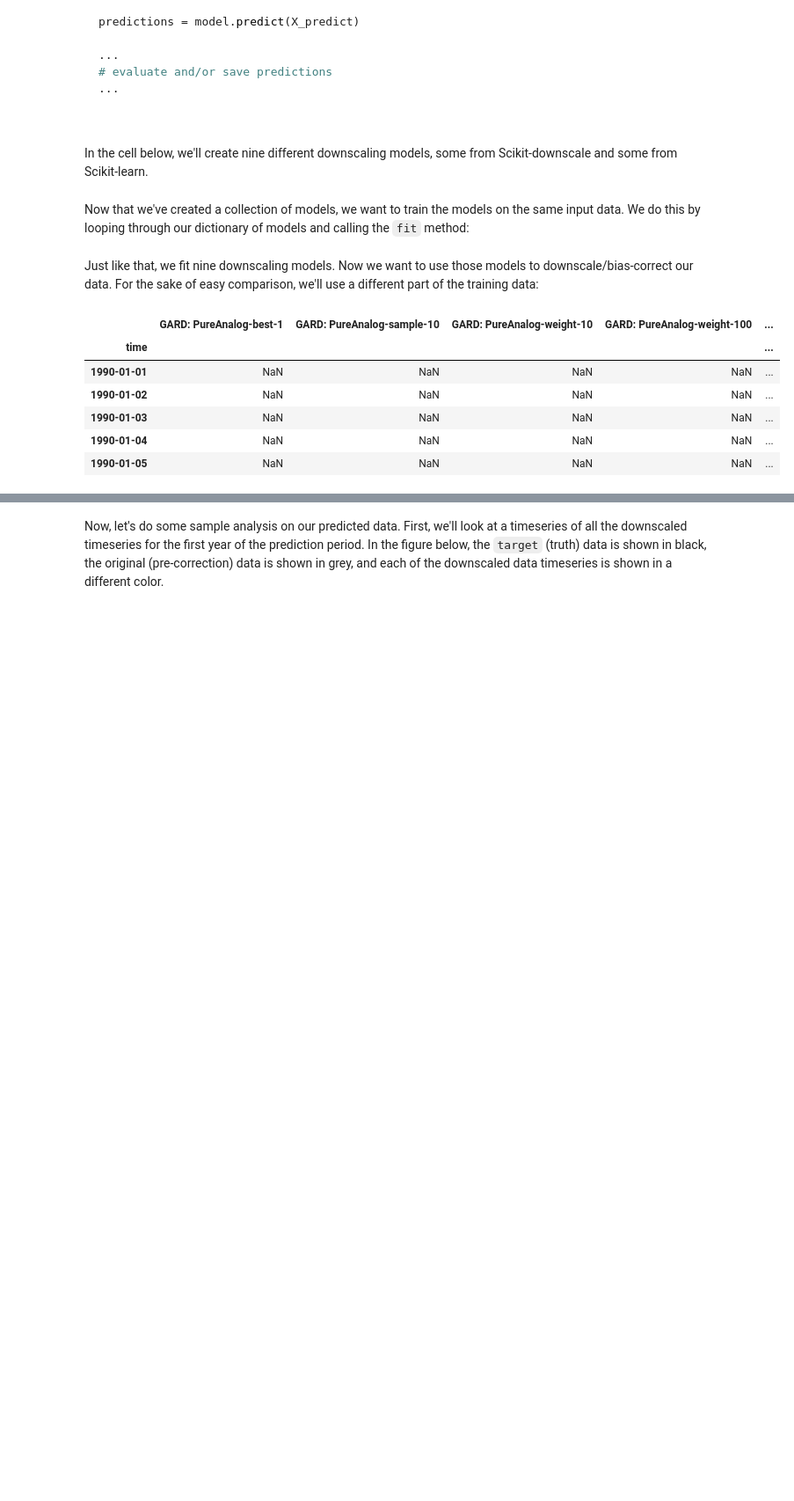
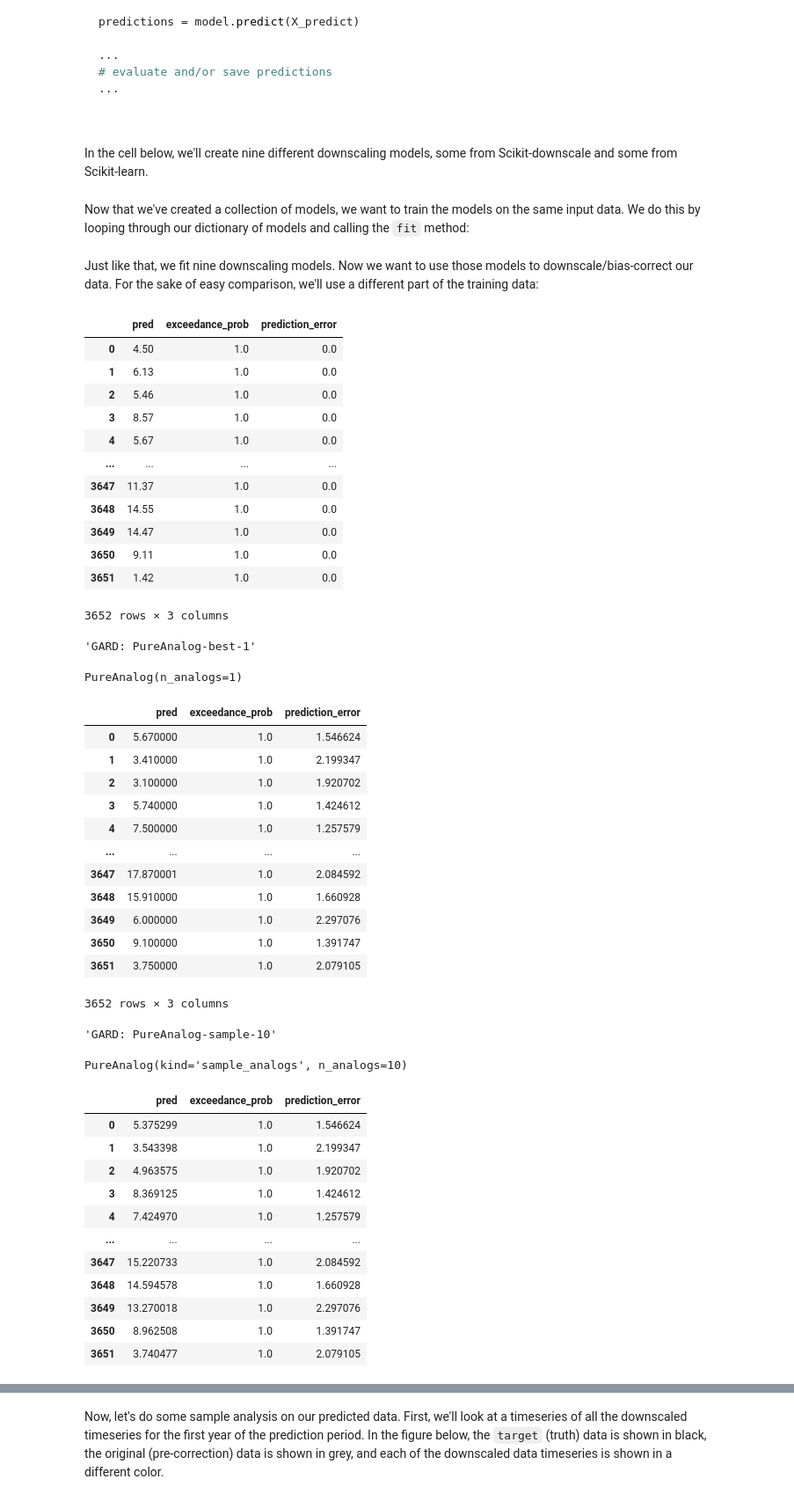
Before and after one commit to pangeo-data/scikit-downscale, a Jupyter notebook: examples/2020ECAHM-scikit-downscale.ipynb, the cells around one changed output, grey strips where cells are left out. Shown at 88% size. Saved outputs shown, nothing was run; the diff lists cells and outputs as text; code cells hidden in the pictures; blank space fills up the shorter version.

```diff
--- a/examples/2020ECAHM-scikit-downscale.ipynb
+++ b/examples/2020ECAHM-scikit-downscale.ipynb
@@ -254,21 +254,57 @@ Just like that, we fit nine downscaling models. Now we want to use those models
 # %%
 # store predicted results in this dataframe
 predict_df = pd.DataFrame(index=X_predict.index)
 
 for key, model in models.items():
     result = model.predict(X_predict)
+    display(result, key, model)
     if isinstance(result, pd.DataFrame) and 'gard' in key.lower():
-        predict_df[key] = result['pred']
+        predict_df[key] = result['pred'].values
     else:
         predict_df[key] = result
 
 # show a table of the predicted data
 display(predict_df.head())
 # %% [output]
-|  | GARD: PureAnalog-best-1 | GARD: PureAnalog-sample-10 | GARD: PureAnalog-weight-10 | GARD: PureAnalog-weight-100 | ... |
-| time |  |  |  |  | ... |
-| 1990-01-01 | NaN | NaN | NaN | NaN | ... |
-| 1990-01-02 | NaN | NaN | NaN | NaN | ... |
-| 1990-01-03 | NaN | NaN | NaN | NaN | ... |
-| 1990-01-04 | NaN | NaN | NaN | NaN | ... |
-| 1990-01-05 | NaN | NaN | NaN | NaN | ... |
+|  | pred | exceedance_prob | prediction_error |
+| 0 | 4.50 | 1.0 | 0.0 |
+| 1 | 6.13 | 1.0 | 0.0 |
+| 2 | 5.46 | 1.0 | 0.0 |
+| 3 | 8.57 | 1.0 | 0.0 |
+| 4 | 5.67 | 1.0 | 0.0 |
+| ... | ... | ... | ... |
+| 3647 | 11.37 | 1.0 | 0.0 |
+| 3648 | 14.55 | 1.0 | 0.0 |
+| 3649 | 14.47 | 1.0 | 0.0 |
+| 3650 | 9.11 | 1.0 | 0.0 |
+| 3651 | 1.42 | 1.0 | 0.0 |
+3652 rows × 3 columns
+'GARD: PureAnalog-best-1'
+PureAnalog(n_analogs=1)
+|  | pred | exceedance_prob | prediction_error |
+| 0 | 5.670000 | 1.0 | 1.546624 |
+| 1 | 3.410000 | 1.0 | 2.199347 |
+| 2 | 3.100000 | 1.0 | 1.920702 |
+| 3 | 5.740000 | 1.0 | 1.424612 |
+| 4 | 7.500000 | 1.0 | 1.257579 |
+| ... | ... | ... | ... |
+| 3647 | 17.870001 | 1.0 | 2.084592 |
+| 3648 | 15.910000 | 1.0 | 1.660928 |
+| 3649 | 6.000000 | 1.0 | 2.297076 |
+| 3650 | 9.100000 | 1.0 | 1.391747 |
+| 3651 | 3.750000 | 1.0 | 2.079105 |
+3652 rows × 3 columns
+'GARD: PureAnalog-sample-10'
+PureAnalog(kind='sample_analogs', n_analogs=10)
+|  | pred | exceedance_prob | prediction_error |
+| 0 | 5.375299 | 1.0 | 1.546624 |
+| 1 | 3.543398 | 1.0 | 2.199347 |
+| 2 | 4.963575 | 1.0 | 1.920702 |
+| 3 | 8.369125 | 1.0 | 1.424612 |
+| 4 | 7.424970 | 1.0 | 1.257579 |
+| ... | ... | ... | ... |
+| 3647 | 15.220733 | 1.0 | 2.084592 |
+| 3648 | 14.594578 | 1.0 | 1.660928 |
+| 3649 | 13.270018 | 1.0 | 2.297076 |
+| 3650 | 8.962508 | 1.0 | 1.391747 |
+| 3651 | 3.740477 | 1.0 | 2.079105 |
```
Also changed, not shown: parts of 8 cells of this notebook, 17 other files.
